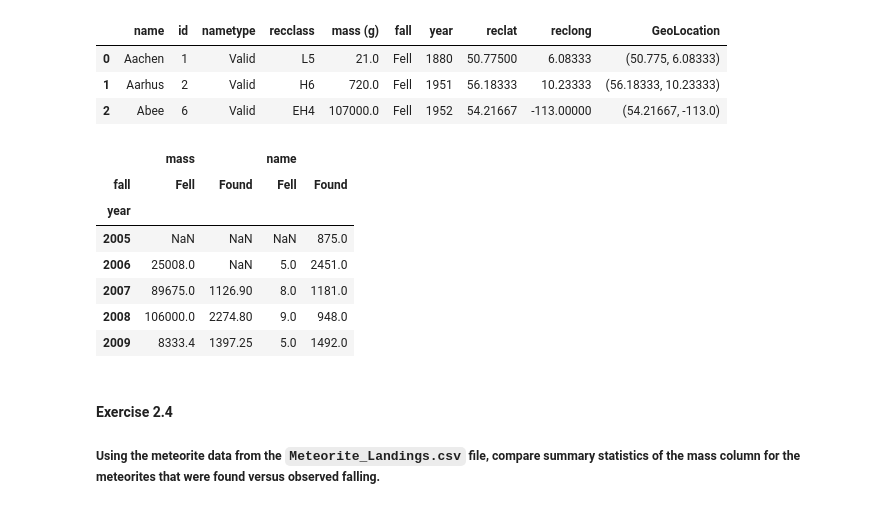
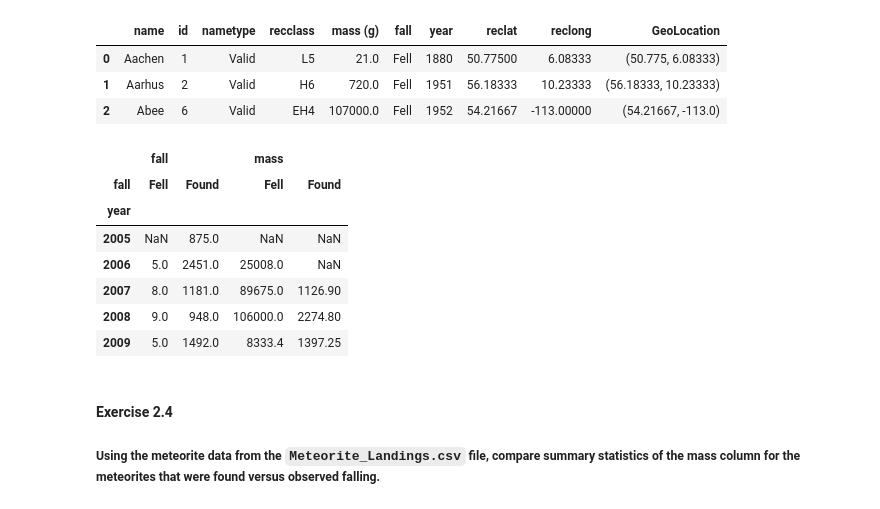
Before and after one commit to dekristi/Python_SheGoesTech_22, a Jupyter notebook: Day_17_Pandas_Data_Analysis_Library/workbook.ipynb, the cells around one changed output. Drawn from its saved outputs; the diff is of its cells as text; code cells hidden in the pictures.

```diff
--- a/Day_17_Pandas_Data_Analysis_Library/workbook.ipynb
+++ b/Day_17_Pandas_Data_Analysis_Library/workbook.ipynb
@@ -209,18 +211,18 @@ met_df.head(3)
 # %%
 met_df = met_df.rename(columns={'mass (g)':'mass'})
 # %%
-meteo_pivot = pd.pivot_table(data = met_df, index=['year'], columns=['fall'],
-    values=['name', 'mass'], aggfunc={'name': np.count_nonzero, 'mass': lambda x: np.percentile(x, 95)})
+meteo_pivot = pd.pivot_table(data = met_df, index=['year'], columns=['fall'], values=['mass'],
+    aggfunc={'fall': np.count_nonzero, 'mass': lambda x: np.percentile(x, 95)})
 meteo_pivot.loc[(['2005', '2006', '2007', '2008', '2009']), :]
 # %% [output]
-|  | mass |  | name |  |
+|  | fall |  | mass |  |
 | fall | Fell | Found | Fell | Found |
 | year |  |  |  |  |
-| 2005 | NaN | NaN | NaN | 875.0 |
-| 2006 | 25008.0 | NaN | 5.0 | 2451.0 |
-| 2007 | 89675.0 | 1126.90 | 8.0 | 1181.0 |
-| 2008 | 106000.0 | 2274.80 | 9.0 | 948.0 |
-| 2009 | 8333.4 | 1397.25 | 5.0 | 1492.0 |
+| 2005 | NaN | 875.0 | NaN | NaN |
+| 2006 | 5.0 | 2451.0 | 25008.0 | NaN |
+| 2007 | 8.0 | 1181.0 | 89675.0 | 1126.90 |
+| 2008 | 9.0 | 948.0 | 106000.0 | 2274.80 |
+| 2009 | 5.0 | 1492.0 | 8333.4 | 1397.25 |
 # %% [markdown]
 #### Exercise 2.4
 ##### Using the meteorite data from the `Meteorite_Landings.csv` file, compare summary statistics of the mass column for the meteorites that were found versus observed falling.
```
Also changed, not shown: parts of 5 cells of this notebook.
